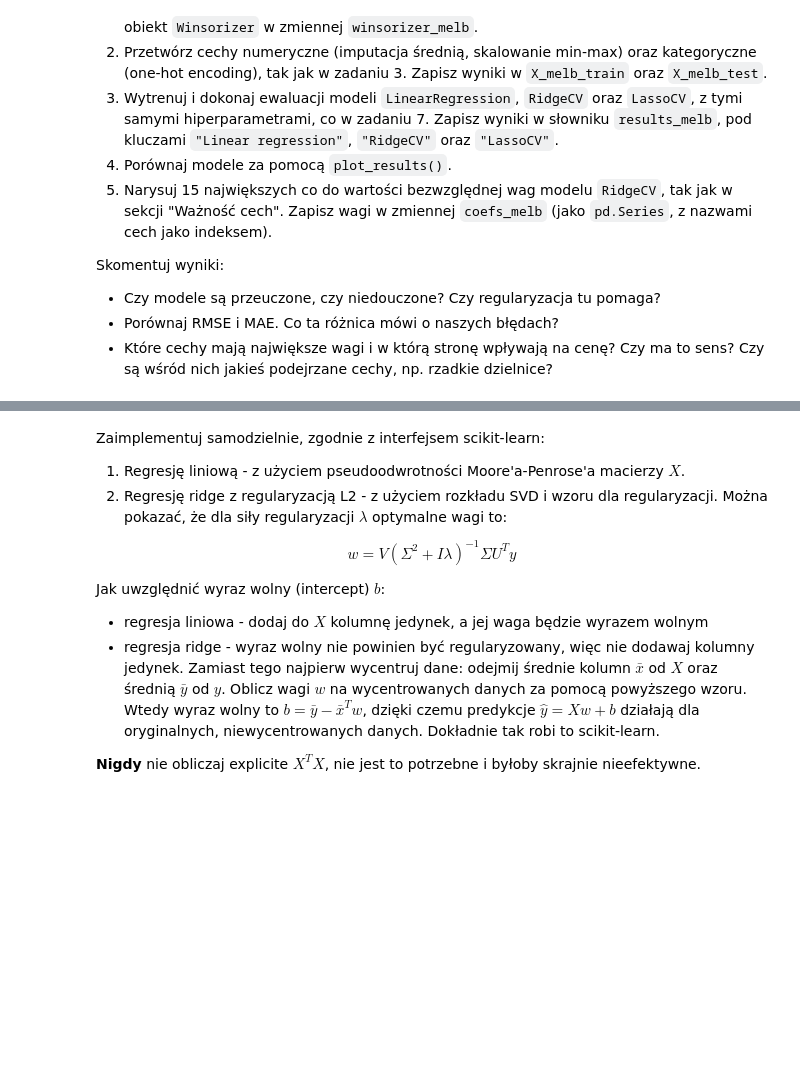
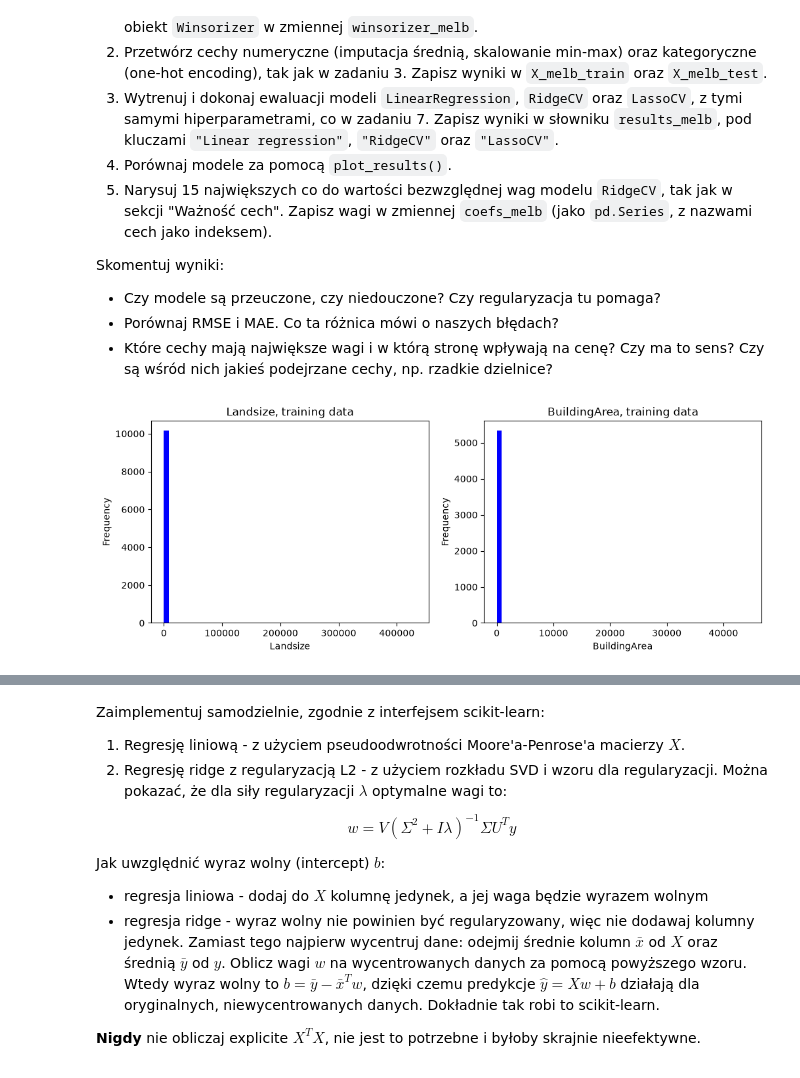
Before and after one commit to hellow0rld3/intro-to-ai, a Jupyter notebook: lab1/lab_1.ipynb, the cells around one changed output, grey strips where cells are left out. Saved outputs shown, nothing was run; the diff lists cells and outputs as text; code cells hidden in the pictures; blank space fills up the shorter version.

```diff
--- a/lab1/lab_1.ipynb
+++ b/lab1/lab_1.ipynb
@@ -1342,0 +1487,95 @@ Skomentuj wyniki:
+# %%
+# your_code
+
+fig, axes = plt.subplots(1, 2, figsize=(12, 4))
+
+X_melb_train_raw["Landsize"].plot.hist(bins=50, ax=axes[0], color="blue")
+axes[0].set_title("Landsize, training data")
+axes[0].set_xlabel("Landsize")
+
+X_melb_train_raw["BuildingArea"].plot.hist(bins=50, ax=axes[1], color="blue")
+axes[1].set_title("BuildingArea, training data")
+axes[1].set_xlabel("BuildingArea")
+
+plt.show()
+
+X_melb_train_num_raw = X_melb_train_raw[numerical_features_melb]
+X_melb_test_num_raw = X_melb_test_raw[numerical_features_melb]
+
+X_melb_train_cat_raw = X_melb_train_raw[categorical_features_melb]
+X_melb_test_cat_raw = X_melb_test_raw[categorical_features_melb]
+
+winsorizer_melb = Winsorizer(capping_method="quantiles",
+                             tail="both",
+                             fold=0.01,
+                             missing_values="ignore",
+                             variables=["Landsize", "BuildingArea"])
+
+winsorizer_melb.fit(X_melb_train_num_raw)
+X_melb_train_num_raw = winsorizer_melb.transform(X_melb_train_num_raw)
+X_melb_test_num_raw = winsorizer_melb.transform(X_melb_test_num_raw)
+
+imputer_melb = SimpleImputer(strategy="mean")
+imputer_melb.fit(X_melb_train_num_raw)
+X_melb_train_num_filled = imputer_melb.transform(X_melb_train_num_raw)
+X_melb_test_num_filled = imputer_melb.transform(X_melb_test_num_raw)
+
+scaler_melb = MinMaxScaler()
+scaler_melb.fit(X_melb_train_num_filled)
+X_melb_train_num = scaler_melb.transform(X_melb_train_num_filled)
+X_melb_test_num = scaler_melb.transform(X_melb_test_num_filled)
+
+encoder_melb = OneHotEncoder(drop="first",
+                             handle_unknown="ignore",
+                             sparse_output=False)
+
+encoder_melb.fit(X_melb_train_cat_raw)
+X_melb_train_cat = encoder_melb.transform(X_melb_train_cat_raw)
+X_melb_test_cat = encoder_melb.transform(X_melb_test_cat_raw)
+
+X_melb_train = pd.concat([X_melb_train_num, X_melb_train_cat], axis=1)
+X_melb_test = pd.concat([X_melb_test_num, X_melb_test_cat], axis=1)
+
+results_melb = {}
+
+reg_linear_melb = LinearRegression()
+reg_linear_melb.fit(X_melb_train, y_melb_train)
+
+reg_ridge_cv_melb = RidgeCV(
+    alphas=np.logspace(-3, 3, 100)
+)
+reg_ridge_cv_melb.fit(X_melb_train, y_melb_train)
+
+reg_lasso_cv_melb = LassoCV(
+    alphas=100,
+    random_state=0,
+    max_iter=10000,
+    cv=5,
+    n_jobs=-1
+)
+reg_lasso_cv_melb.fit(X_melb_train, y_melb_train)
+
+print("Linear regression")
+results_melb["Linear regression"] = evaluate_model(reg_linear_melb, X_melb_train, X_melb_test, y_melb_train, y_melb_test)
+print()
+
+print(f"RidgeCV alpha: {reg_ridge_cv_melb.alpha_}")
+results_melb["RidgeCV"] = evaluate_model(reg_ridge_cv_melb, X_melb_train, X_melb_test, y_melb_train, y_melb_test)
+print()
+
+print(f"LassoCV alpha: {reg_lasso_cv_melb.alpha_}")
+results_melb["LassoCV"] = evaluate_model(reg_lasso_cv_melb, X_melb_train, X_melb_test, y_melb_train, y_melb_test)
+
+plot_results(results_melb, "Melbourne housing")
+
+coefs_melb = pd.Series(reg_ridge_cv_melb.coef_, index=reg_ridge_cv_melb.feature_names_in_)
+top_coefs_melb = coefs_melb.loc[coefs_melb.abs().sort_values().index[-15:]]
+colors = ["blue" if coef > 0 else "orange" for coef in top_coefs_melb]
+
+ax = top_coefs_melb.plot.barh(figsize=(8, 7), color=colors)
+ax.axvline(0, color="gray", lw=1)
+ax.set_title("15 largest weights, ridge regression")
+ax.set_xlabel("Weight (blue - increases price, orange - decreases price)")
+plt.show()
+# %% [output]
+[figure, added]
```
Also changed, not shown: parts of 17 cells of this notebook.
